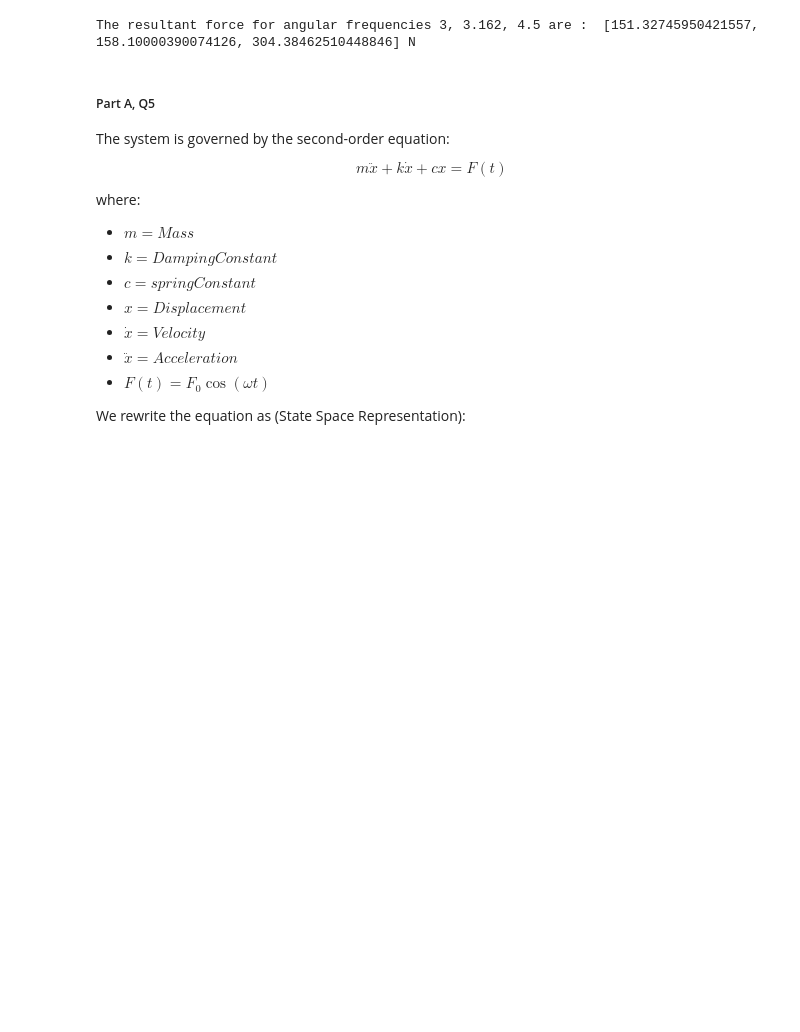
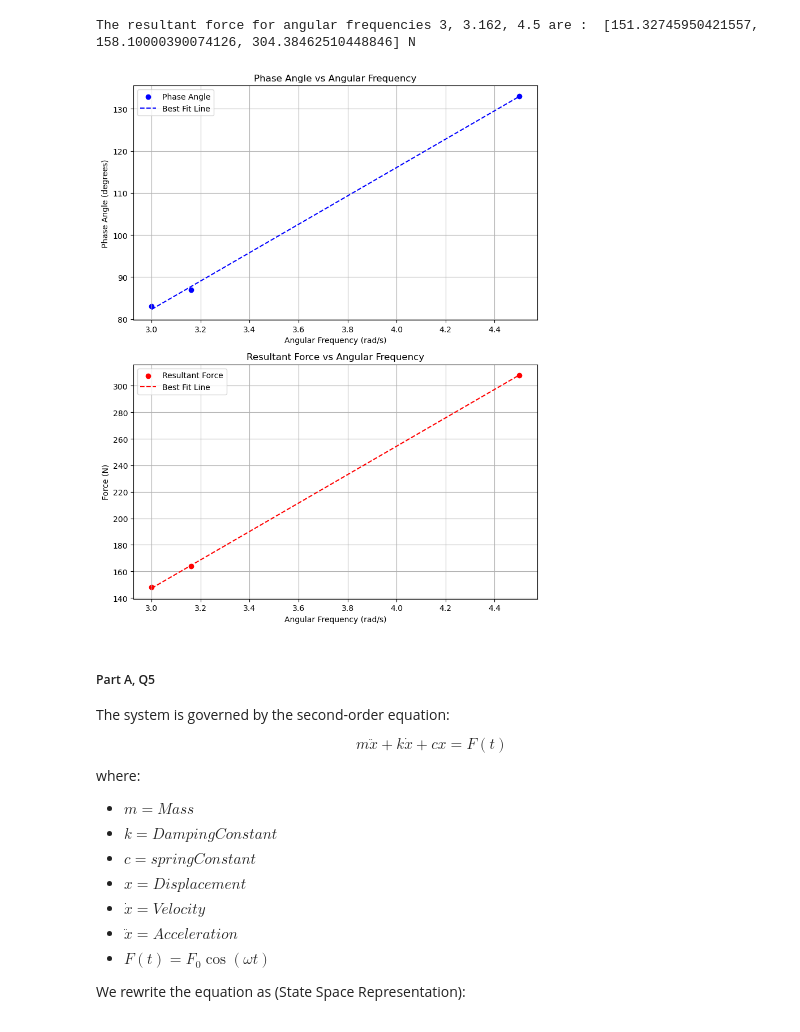
Before and after one commit to Duks31/vibrations, a Jupyter notebook: main.ipynb, the cells around one changed output. Cells and saved outputs as stored; diff of their text form; code cells hidden in the pictures; blank space fills up the shorter version.

```diff
--- a/main.ipynb
+++ b/main.ipynb
@@ -77,6 +77,44 @@ The phi values for angular frequencies 3, 3.162, 4.5 are :  [82.40535663140857,
 print("The resultant force for angular frequencies 3, 3.162, 4.5 are : ",resultant_force(spring_constant, damping_constant, mass, initial_position, angular_frequencies),"N")
 # %% [output]
 The resultant force for angular frequencies 3, 3.162, 4.5 are :  [151.32745950421557, 158.10000390074126, 304.38462510448846] N
+# %%
+import matplotlib.pyplot as plt
+import numpy as np
+
+# Example data (replace with your actual data)
+angular_frequencies = np.array([3, 3.162, 4.5])  # Replace with your angular frequency data
+phase_angles = np.array([83, 87, 133])    # Replace with your phase angle data
+forces = np.array([148, 164, 308])            # Replace with your force data
+
+fig, ax = plt.subplots(2, 1, figsize=(8, 10))
+
+# Plot 1: Phase angle vs Angular frequency (with line of best fit)
+ax[0].scatter(angular_frequencies, phase_angles, color='b', label='Phase Angle')
+# Line of best fit
+p_phase = np.polyfit(angular_frequencies, phase_angles, 1)  # Linear fit (degree 1)
+ax[0].plot(angular_frequencies, np.polyval(p_phase, angular_frequencies), color='b', linestyle='--', label='Best Fit Line')
+ax[0].set_title('Phase Angle vs Angular Frequency')
+ax[0].set_xlabel('Angular Frequency (rad/s)')
+ax[0].set_ylabel('Phase Angle (degrees)')
+ax[0].grid(True)
+ax[0].legend()
+
+# Plot 2: Resultant Force vs Angular frequency (with line of best fit)
+ax[1].scatter(angular_frequencies, forces, color='r', label='Resultant Force')
+# Line of best fit
+p_force = np.polyfit(angular_frequencies, forces, 1)  # Linear fit (degree 1)
+ax[1].plot(angular_frequencies, np.polyval(p_force, angular_frequencies), color='r', linestyle='--', label='Best Fit Line')
+ax[1].set_title('Resultant Force vs Angular Frequency')
+ax[1].set_xlabel('Angular Frequency (rad/s)')
+ax[1].set_ylabel('Force (N)')
+ax[1].grid(True)
+ax[1].legend()
+
+# Show the plots
+plt.tight_layout()
+plt.show()
+# %% [output]
+[figure, added]
 # %% [markdown]
 ##### Part A, Q5
 
```
Also changed, not shown: parts of 3 cells of this notebook, 4 other files.
